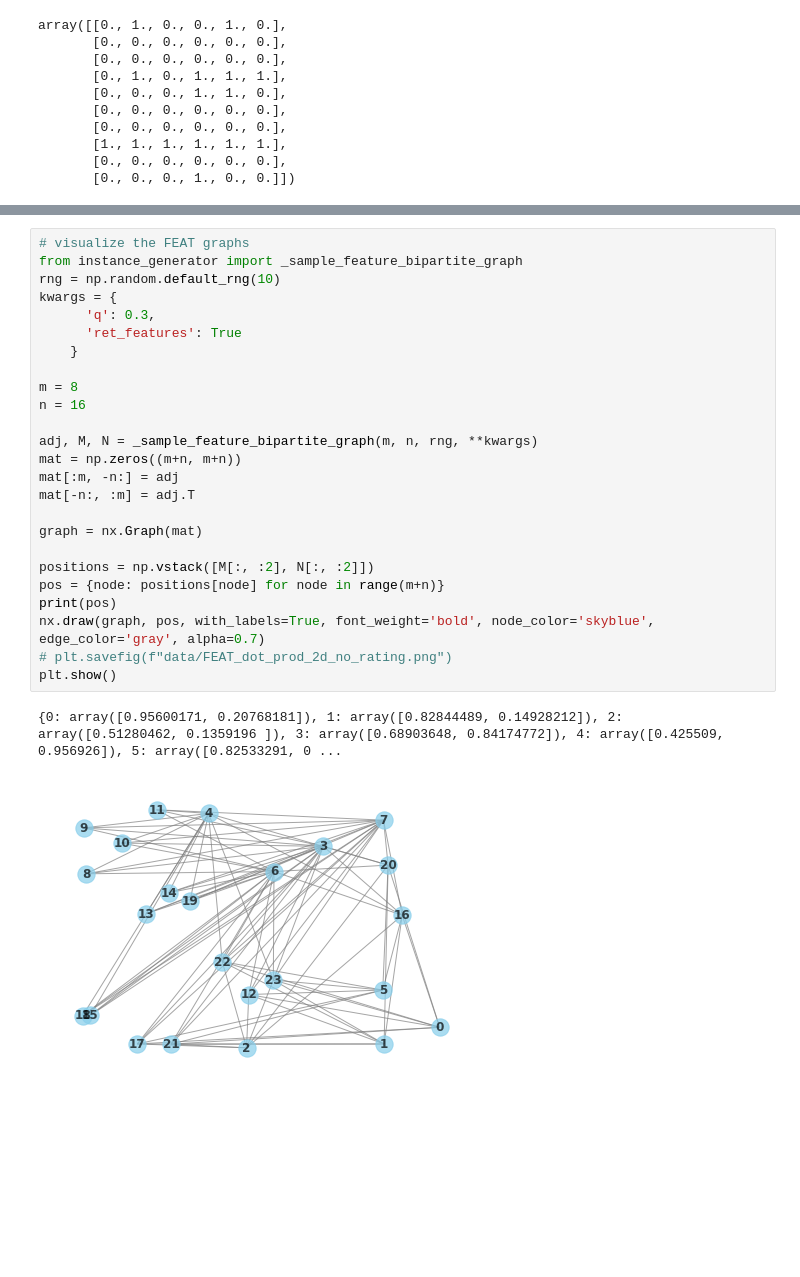
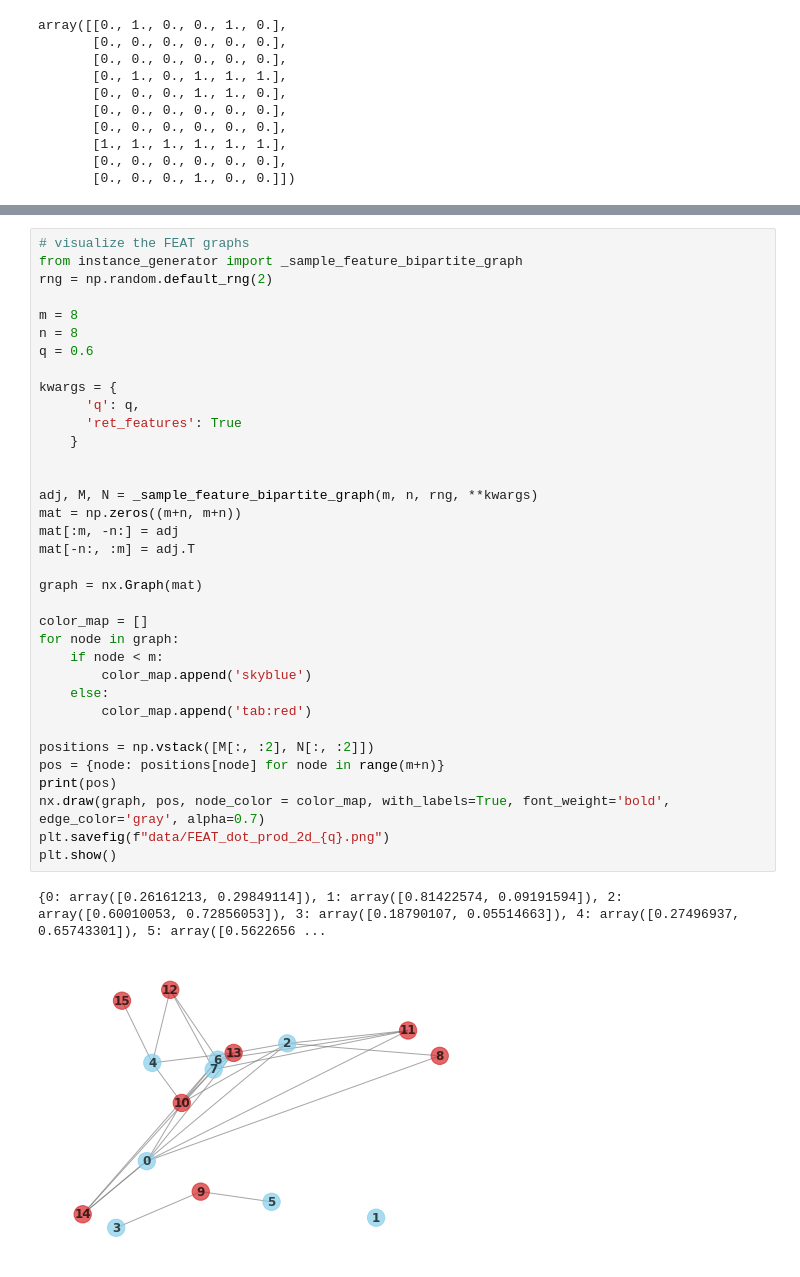
Before and after one commit to anders-wikum/GNN-OBM, a Jupyter notebook: numpy_testing.ipynb, the cells around one changed output, grey strips where cells are left out. Cells and saved outputs as stored; diff of their text form; blank space fills up the shorter version.

```diff
--- a/numpy_testing.ipynb
+++ b/numpy_testing.ipynb
@@ -106,28 +102,38 @@ k:  5
 # %%
 # visualize the FEAT graphs
 from instance_generator import _sample_feature_bipartite_graph
-rng = np.random.default_rng(10)
+rng = np.random.default_rng(2)
+
+m = 8
+n = 8
+q = 0.6
+
 kwargs = {
-	  'q': 0.3,
+	  'q': q,
 	  'ret_features': True
 	}
 
-m = 8
-n = 16
 
 adj, M, N = _sample_feature_bipartite_graph(m, n, rng, **kwargs)
 mat = np.zeros((m+n, m+n))
 mat[:m, -n:] = adj
 mat[-n:, :m] = adj.T
 
 graph = nx.Graph(mat)
 
+color_map = []
+for node in graph:
+    if node < m:
+        color_map.append('skyblue')
+    else:
+        color_map.append('tab:red')
+
 positions = np.vstack([M[:, :2], N[:, :2]])
 pos = {node: positions[node] for node in range(m+n)}
 print(pos)
-nx.draw(graph, pos, with_labels=True, font_weight='bold', node_color='skyblue', edge_color='gray', alpha=0.7)
-# plt.savefig(f"data/FEAT_dot_prod_2d_no_rating.png")
+nx.draw(graph, pos, node_color = color_map, with_labels=True, font_weight='bold', edge_color='gray', alpha=0.7)
+plt.savefig(f"data/FEAT_dot_prod_2d_{q}.png")
 plt.show()
 # %% [output]
-{0: array([0.95600171, 0.20768181]), 1: array([0.82844489, 0.14928212]), 2: array([0.51280462, 0.1359196 ]), 3: array([0.68903648, 0.84174772]), 4: array([0.425509, 0.956926]), 5: array([0.82533291, 0 ...
+{0: array([0.26161213, 0.29849114]), 1: array([0.81422574, 0.09191594]), 2: array([0.60010053, 0.72856053]), 3: array([0.18790107, 0.05514663]), 4: array([0.27496937, 0.65743301]), 5: array([0.5622656 ...
-[figure, old version]
+[figure, new version]
```
Also changed, not shown: parts of 2 cells of this notebook, 5 other files.
